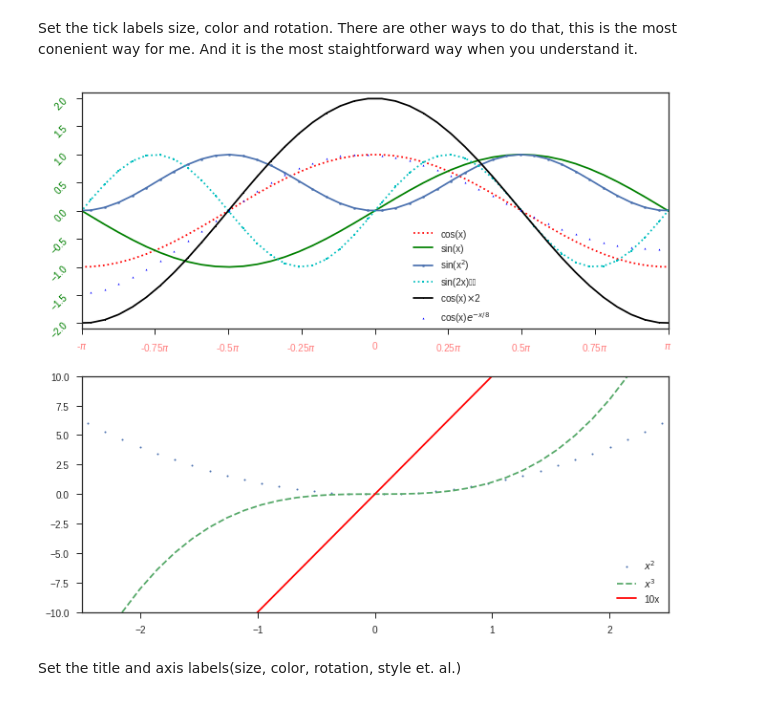
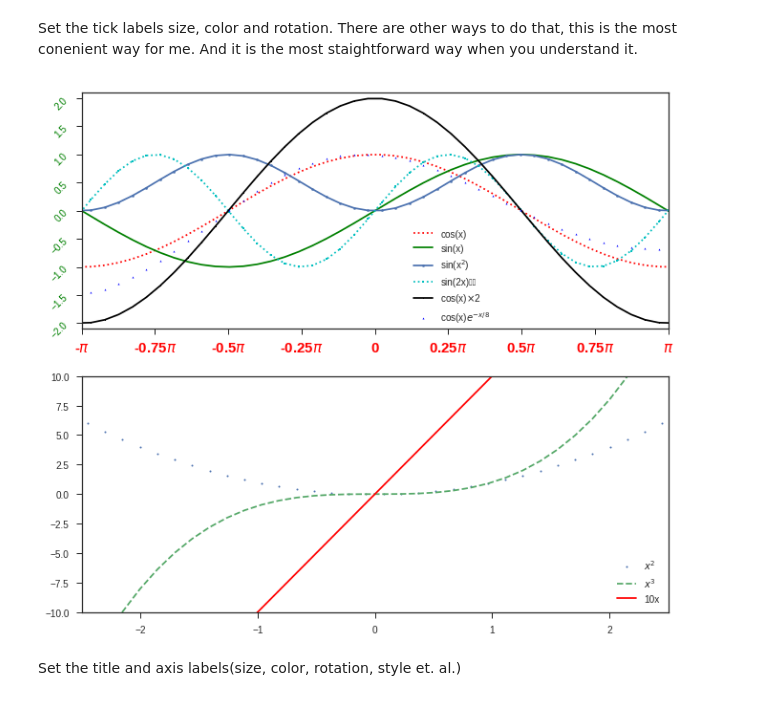
Before and after one commit to uremember809/MatplotlibGuide, a Jupyter notebook: matplotlibguide.ipynb, the cells around one changed output. Cells and saved outputs as stored; diff of their text form; code cells hidden in the pictures.

```diff
--- a/matplotlibguide.ipynb
+++ b/matplotlibguide.ipynb
@@ -104,11 +98,11 @@ f
 # %% [markdown]
 Set the tick labels size, color and rotation. There are other ways to do that, this is the most conenient way for me. And it is the most staightforward way when you understand it.
 # %%
-a[0].set_xticklabels(a[0].get_xticklabels(), fontsize=10, color='red', alpha=.5)
+a[0].set_xticklabels(a[0].get_xticklabels(), fontsize=15, color='red' , weight='bold')
 a[0].set_yticklabels(a[0].get_yticklabels(), fontsize=10, color='green', rotation=45)
 f
 # %% [output]
-[figure, old version]
+[figure, new version]
 # %% [markdown]
 Set the title and axis labels(size, color, rotation, style et. al.)
 # %%
```
Also changed, not shown: parts of 11 cells of this notebook.
